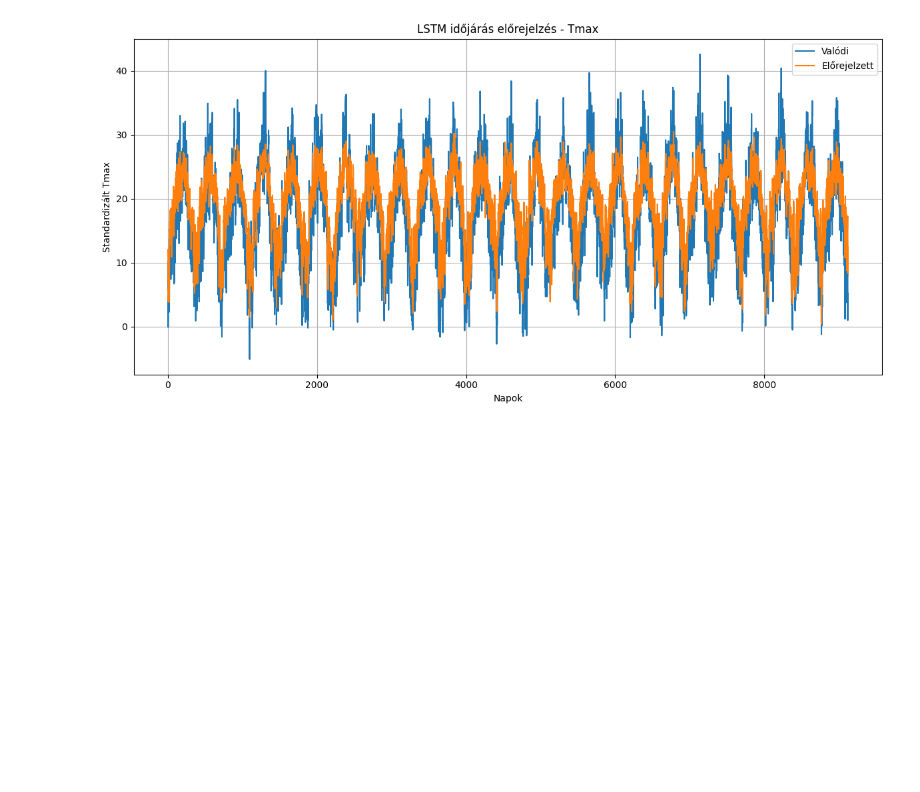
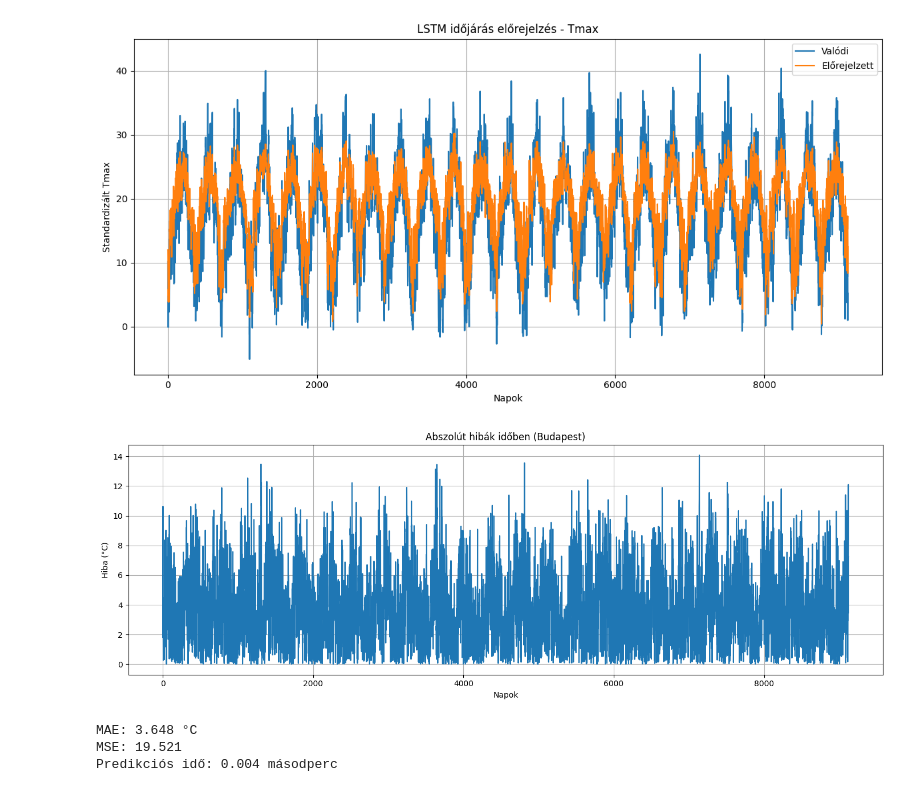
Before and after one commit to alenoi/Weather-prediction-with-LSTM, a Jupyter notebook: weather_inference.ipynb, the cells around one changed output. Saved outputs shown, nothing was run; the diff lists cells and outputs as text; code cells hidden in the pictures; blank space fills up the shorter version.

Commit message:
error and general analysis

```diff
--- a/weather_inference.ipynb
+++ b/weather_inference.ipynb
@@ -97,3 +99,38 @@ plt.tight_layout()
 plt.show()
 # %% [output]
 [figure]
+# %%
+# Abszolút hibák
+abs_errors = np.abs(preds - y)
+
+# Ábra mentése
+os.makedirs("plots", exist_ok=True)
+plt.figure(figsize=(14, 5))
+plt.plot(abs_errors, label="Abszolút hiba")
+plt.title("Abszolút hibák időben (Budapest)")
+plt.xlabel("Napok")
+plt.ylabel("Hiba (°C)")
+plt.grid(True)
+plt.tight_layout()
+plt.savefig("plots/daily_errors.png")
+plt.show()
+# %% [output]
+[figure, added]
+# %%
+# Predikciós idő mérése (opcionális, pontosabb logolás miatt)
+start_time = time.time()
+with torch.no_grad():
+    _ = model(torch.tensor(X, dtype=torch.float32).to(device))
+elapsed_time = time.time() - start_time
+
+# Metrikák
+mae = mean_absolute_error(y, preds)
+mse = mean_squared_error(y, preds)
+
+print(f"MAE: {mae:.3f} °C")
+print(f"MSE: {mse:.3f}")
+print(f"Predikciós idő: {elapsed_time:.3f} másodperc")
+# %% [output]
+MAE: 3.648 °C
+MSE: 19.521
+Predikciós idő: 0.004 másodperc
```
Also changed, not shown: parts of 1 cell of this notebook, 2 other files.
